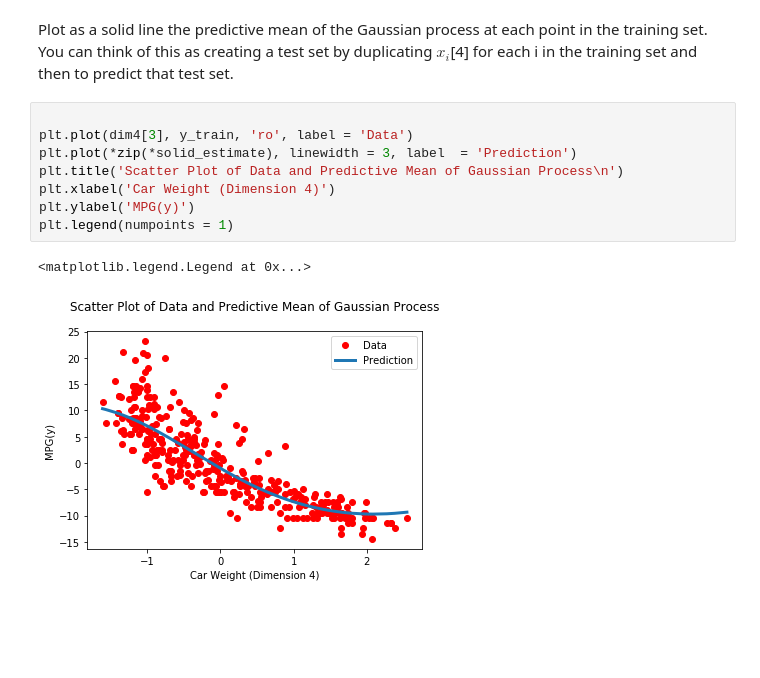
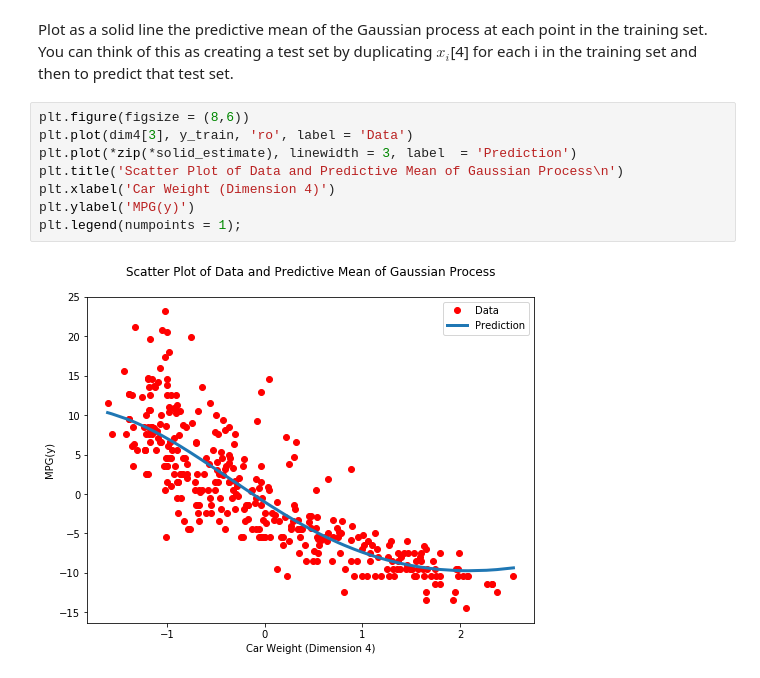
Before and after one commit to jgalsurkar/Gaussian_Process, a Jupyter notebook: GaussianProcess.ipynb, the cells around one changed output. Drawn from its saved outputs; the diff is of its cells as text; blank space fills up the shorter version.

```diff
--- a/GaussianProcess.ipynb
+++ b/GaussianProcess.ipynb
@@ -186,13 +186,12 @@ solid_estimate.sort(key=lambda tup: tup[0])  # sorts in place
 # %% [markdown]
 Plot as a solid line the predictive mean of the Gaussian process at each point in the training set. You can think of this as creating a test set by duplicating $x_i$[4] for each i in the training set and then to predict that test set.
 # %%
-
+plt.figure(figsize = (8,6))
 plt.plot(dim4[3], y_train, 'ro', label = 'Data')
 plt.plot(*zip(*solid_estimate), linewidth = 3, label  = 'Prediction')
 plt.title('Scatter Plot of Data and Predictive Mean of Gaussian Process\n')
 plt.xlabel('Car Weight (Dimension 4)')
 plt.ylabel('MPG(y)')
-plt.legend(numpoints = 1)
+plt.legend(numpoints = 1);
 # %% [output]
-<matplotlib.legend.Legend at 0x...>
-[figure, old version]
+[figure, new version]
```
